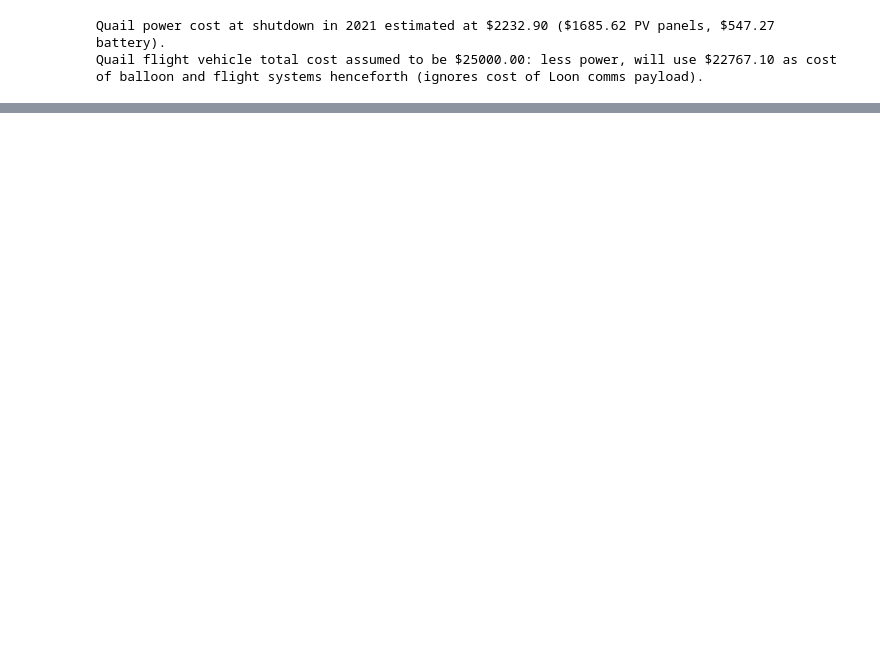
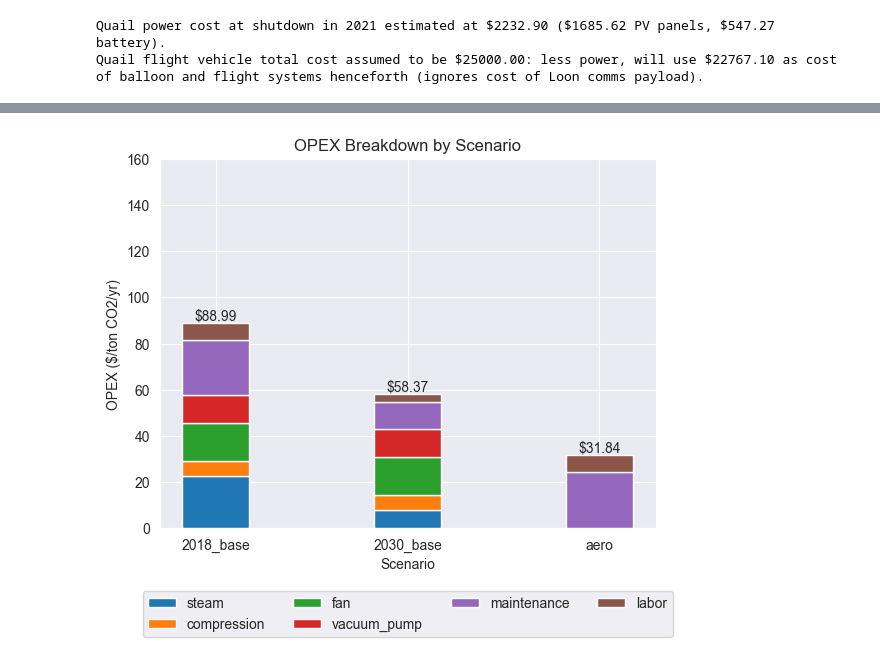
Before and after one commit to aerology-ai/uav-carbon-removal, a Jupyter notebook: cost_analysis_repro.ipynb, the cells around one changed output, grey strips where cells are left out. Drawn from its saved outputs; the diff is of its cells as text; code cells hidden in the pictures; blank space fills up the shorter version.

```diff
--- a/cost_analysis_repro.ipynb
+++ b/cost_analysis_repro.ipynb
@@ -777,0 +798,29 @@ airship_budget
+# %%
+# https://www.iea.org/policies/16255-inflation-reduction-act-2022-sec-13104-extension-and-modification-of-credit-for-carbon-oxide-sequestration
+federal_45q_store_credit = 180 # $/ton-CO2
+costs["net"]["aero"] = federal_45q_store_credit
+aero_gross_cost_target = federal_45q_store_credit * (1 - paper_embodied_material_emissions)
+print(f"45Q credit (storage) is ${federal_45q_store_credit}/t-CO2; accounting for intractable "
+      f"process emissions ({paper_embodied_material_emissions:.2f} t-CO2 footprint/t-CO2 capture), "
+      f"Aerology's gross cost target is ${aero_gross_cost_target:.2f}.")
+
+# gross cost = capex + opex = capex + mtc opex + labor opex = capex + (mtc frac * capex) + (labor frac * capex)
+# gross cost = capex * (1 + mtc frac + labor frac)... capex = gross cost / (1 + mtc frac + labor frac)
+aero_capex = aero_gross_cost_target / (1 + mtc_fraction + labor_fraction)
+aero_mtc_opex = mtc_fraction * aero_capex
+costs["opex"]["aero"]["maintenance"] = aero_mtc_opex
+aero_labor_opex = labor_fraction * aero_capex
+costs["opex"]["aero"]["labor"] = aero_labor_opex
+print(f"Aerology maintenance opex: ${aero_mtc_opex:.2f}; labor opex: ${aero_labor_opex:.2f}.")
+
+aero_cost_ex_transport = sum(costs["capex"]["aero"].values()) + sum(costs["opex"]["aero"].values())
+print(f"Aerology gross cost excluding transport: ${aero_cost_ex_transport:.2f}.")
+
+# transpo may be airship-to-sea surface, sea surface-to-subsea storage "gate" OR airship direct to SCUS
+transport_budget_per_ton = aero_gross_cost_target - aero_cost_ex_transport
+costs["capex"]["aero"]["transport"] = transport_budget_per_ton
+transport_lifetime = 20 # years
+transport_budget = transport_lifetime * annual_fv_co2_capture * transport_budget_per_ton
+print(f"Allows for ${transport_budget_per_ton:.2f}/ton transport costs (LFV to storage loc): assuming"
+      f"{transport_lifetime} year lifetime for transport assets, equals upfront transport investment "
+      f"of ${transport_budget:.2f}.")
@@ -777,0 +881,6 @@ airship_budget
+# %%
+opex_categories = ['steam', 'compression', 'fan', 'vacuum_pump', 'maintenance', 'labor']
+
+plot_cost_breakdown('opex', scenario_names, scenario_values, opex_categories, costs)
+# %% [output]
+[figure, added]
```
Also changed, not shown: parts of 17 cells of this notebook, 1 other file.
